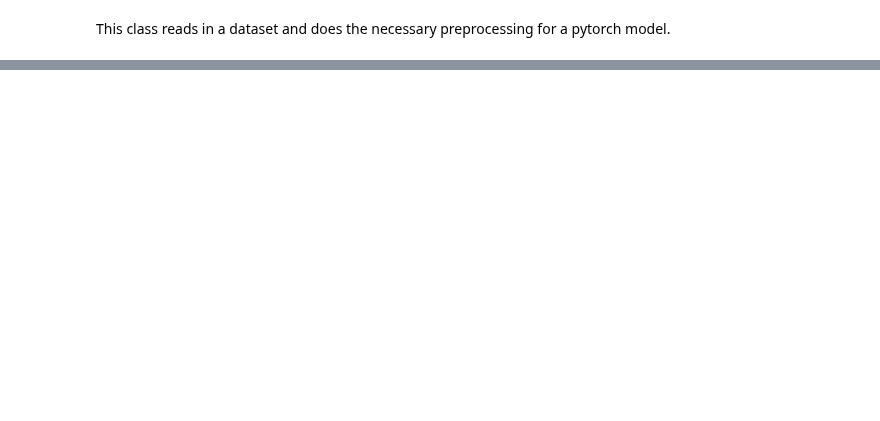
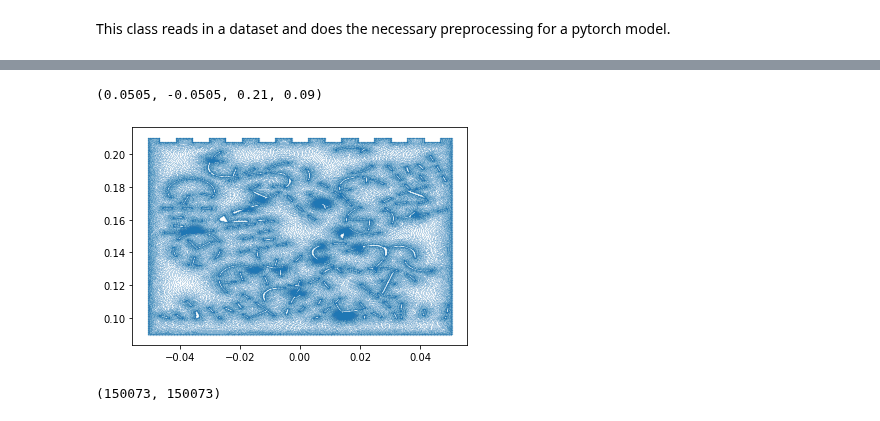
Before and after one commit to dwidemann/surrogates4sims, a Jupyter notebook: 01_datasets.ipynb, the cells around one changed output, grey strips where cells are left out. Cells and saved outputs as stored; diff of their text form; code cells hidden in the pictures; blank space fills up the shorter version.

```diff
--- a/01_datasets.ipynb
+++ b/01_datasets.ipynb
@@ -340,0 +553,11 @@ MantaFlowDataset(tr,numToKeep=1000)
+# %%
+dataDirec = '/data/ccsi/PNNLTimeStepData/rars/'
+sims = ['001','025','050']
+
+files = []
+for s in sims:
+    for i in ['a','b']:
+        pth = os.path.join(dataDirec,s + i)
+        files.append(glob(os.path.join(pth,'*.csv')))
+files = [i for sublist in files for i in sublist]
+len(files)
@@ -340,0 +682,2 @@ MantaFlowDataset(tr,numToKeep=1000)
+# %%
+D = pd.read_csv(files[0])
@@ -340,0 +700,4 @@ MantaFlowDataset(tr,numToKeep=1000)
+# %%
+x = D['X (m)']
+y = D['Y (m)']
+z = D['Z (m)']
@@ -340,0 +724,4 @@ MantaFlowDataset(tr,numToKeep=1000)
+# %%
+x.max(), x.min(), y.max(), y.min()
+# %% [output]
+(0.0505, -0.0505, 0.21, 0.09)
@@ -340,0 +736,11 @@ MantaFlowDataset(tr,numToKeep=1000)
+# %%
+plt.scatter(x,y,s=.01)
+plt.show()
+# %% [output]
+[figure, added]
+# %%
+vi = D['Velocity[i] (m/s)']
+vj = D['Velocity[j] (m/s)']
+len(vi), len(vj)
+# %% [output]
+(150073, 150073)
```
Also changed, not shown: parts of 64 cells of this notebook, 4 other files.
